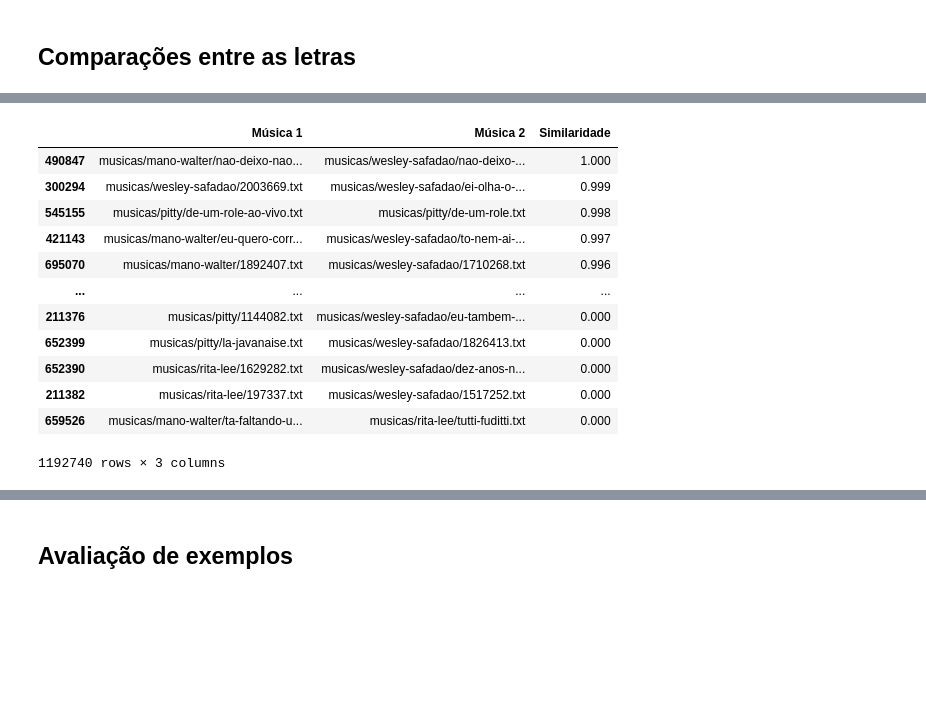
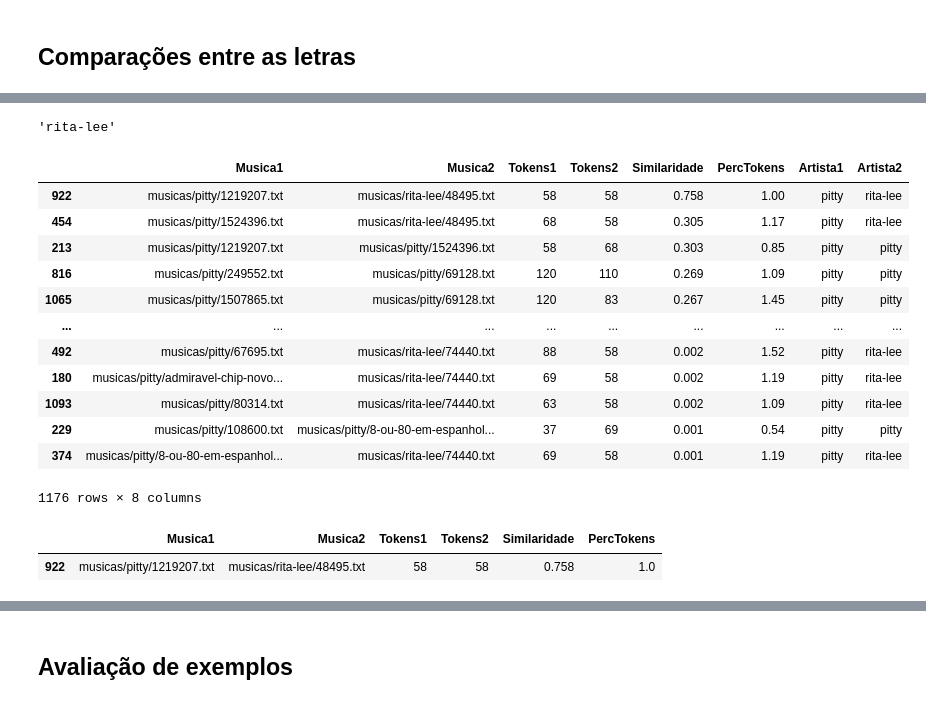
Before and after one commit to hjort/pos-ufrgs-detector-plagio, a Jupyter notebook: 11-detector-plagio-v1.ipynb, the cells around one changed output, grey strips where cells are left out. Saved outputs shown, nothing was run; the diff lists cells and outputs as text; code cells hidden in the pictures; blank space fills up the shorter version.

```diff
--- a/11-detector-plagio-v1.ipynb
+++ b/11-detector-plagio-v1.ipynb
@@ -64,12 +75,22 @@ s_vectors[:2]
 # %%
 %%time
+pairs = set()
 results = set()
 for sample_a, text_vector_a in s_vectors:
     for sample_b, text_vector_b in s_vectors:
         if sample_a == sample_b:
             continue
+
+        sample_pair = sorted((sample_a, sample_b))
+        pair_names = ';'.join(sample_pair)
+        if pair_names in pairs:
+            continue
+        pairs.add(pair_names)
+
         sim_score = similarity(text_vector_a, text_vector_b)[0][1]
-        sample_pair = sorted((sample_a, sample_b))
-        score = sample_pair[0], sample_pair[1], sim_score
+        score = sample_pair[0], sample_pair[1], \
+                np.count_nonzero(text_vector_a), \
+                np.count_nonzero(text_vector_b), \
+                sim_score
         results.add(score)
 # %% [output]
@@ -79,23 +100,37 @@ Wall time: 7min 6s
 import pandas as pd
 #pd.set_option('display.width', 0)
 pd.set_option('max_colwidth', None)
+# %%
+"musicas/rita-lee/48495.txt".split('/')[1]
+# %% [output]
+'rita-lee'
 # %%
-df = pd.DataFrame(results, columns=["Música 1", "Música 2", "Similaridade"]).round(3)
+df = pd.DataFrame(results, columns=[
+    "Musica1", "Musica2", "Tokens1", "Tokens2", "Similaridade"]).round(3)
+df["PercTokens"] = (df["Tokens1"] / df["Tokens2"]).round(2)
+obter_artista = lambda x: x.split('/')[1]
+df["Artista1"] = df["Musica1"].apply(obter_artista)
+df["Artista2"] = df["Musica2"].apply(obter_artista)
 df.sort_values("Similaridade", ascending=False)
 # %% [output]
-|  | Música 1 | Música 2 | Similaridade |
-| 490847 | musicas/mano-walter/nao-deixo-nao... | musicas/wesley-safadao/nao-deixo-... | 1.000 |
-| 300294 | musicas/wesley-safadao/2003669.txt | musicas/wesley-safadao/ei-olha-o-... | 0.999 |
-| 545155 | musicas/pitty/de-um-role-ao-vivo.txt | musicas/pitty/de-um-role.txt | 0.998 |
-| 421143 | musicas/mano-walter/eu-quero-corr... | musicas/wesley-safadao/to-nem-ai-... | 0.997 |
-| 695070 | musicas/mano-walter/1892407.txt | musicas/wesley-safadao/1710268.txt | 0.996 |
-| ... | ... | ... | ... |
-| 211376 | musicas/pitty/1144082.txt | musicas/wesley-safadao/eu-tambem-... | 0.000 |
-| 652399 | musicas/pitty/la-javanaise.txt | musicas/wesley-safadao/1826413.txt | 0.000 |
-| 652390 | musicas/rita-lee/1629282.txt | musicas/wesley-safadao/dez-anos-n... | 0.000 |
-| 211382 | musicas/rita-lee/197337.txt | musicas/wesley-safadao/1517252.txt | 0.000 |
-| 659526 | musicas/mano-walter/ta-faltando-u... | musicas/rita-lee/tutti-fuditti.txt | 0.000 |
+|  | Musica1 | Musica2 | Tokens1 | Tokens2 | Similaridade | PercTokens | Artista1 | Artista2 |
+| 922 | musicas/pitty/1219207.txt | musicas/rita-lee/48495.txt | 58 | 58 | 0.758 | 1.00 | pitty | rita-lee |
+| 454 | musicas/pitty/1524396.txt | musicas/rita-lee/48495.txt | 68 | 58 | 0.305 | 1.17 | pitty | rita-lee |
+| 213 | musicas/pitty/1219207.txt | musicas/pitty/1524396.txt | 58 | 68 | 0.303 | 0.85 | pitty | pitty |
+| 816 | musicas/pitty/249552.txt | musicas/pitty/69128.txt | 120 | 110 | 0.269 | 1.09 | pitty | pitty |
+| 1065 | musicas/pitty/1507865.txt | musicas/pitty/69128.txt | 120 | 83 | 0.267 | 1.45 | pitty | pitty |
+| ... | ... | ... | ... | ... | ... | ... | ... | ... |
+| 492 | musicas/pitty/67695.txt | musicas/rita-lee/74440.txt | 88 | 58 | 0.002 | 1.52 | pitty | rita-lee |
+| 180 | musicas/pitty/admiravel-chip-novo... | musicas/rita-lee/74440.txt | 69 | 58 | 0.002 | 1.19 | pitty | rita-lee |
+| 1093 | musicas/pitty/80314.txt | musicas/rita-lee/74440.txt | 63 | 58 | 0.002 | 1.09 | pitty | rita-lee |
+| 229 | musicas/pitty/108600.txt | musicas/pitty/8-ou-80-em-espanhol... | 37 | 69 | 0.001 | 0.54 | pitty | pitty |
+| 374 | musicas/pitty/8-ou-80-em-espanhol... | musicas/rita-lee/74440.txt | 69 | 58 | 0.001 | 1.19 | pitty | rita-lee |
-1192740 rows × 3 columns
+1176 rows × 8 columns
+# %%
+df[(df['Similaridade'] < 0.95) & (df['Similaridade'] > 0.6)].sort_values("Similaridade", ascending=False)
+# %% [output]
+|  | Musica1 | Musica2 | Tokens1 | Tokens2 | Similaridade | PercTokens |
+| 922 | musicas/pitty/1219207.txt | musicas/rita-lee/48495.txt | 58 | 58 | 0.758 | 1.0 |
 # %%
 df[(df['Similaridade'] < 0.95) & (df['Similaridade'] > 0.7)].sort_values("Similaridade", ascending=False)
 # %% [output]
```
Also changed, not shown: parts of 12 cells of this notebook.
